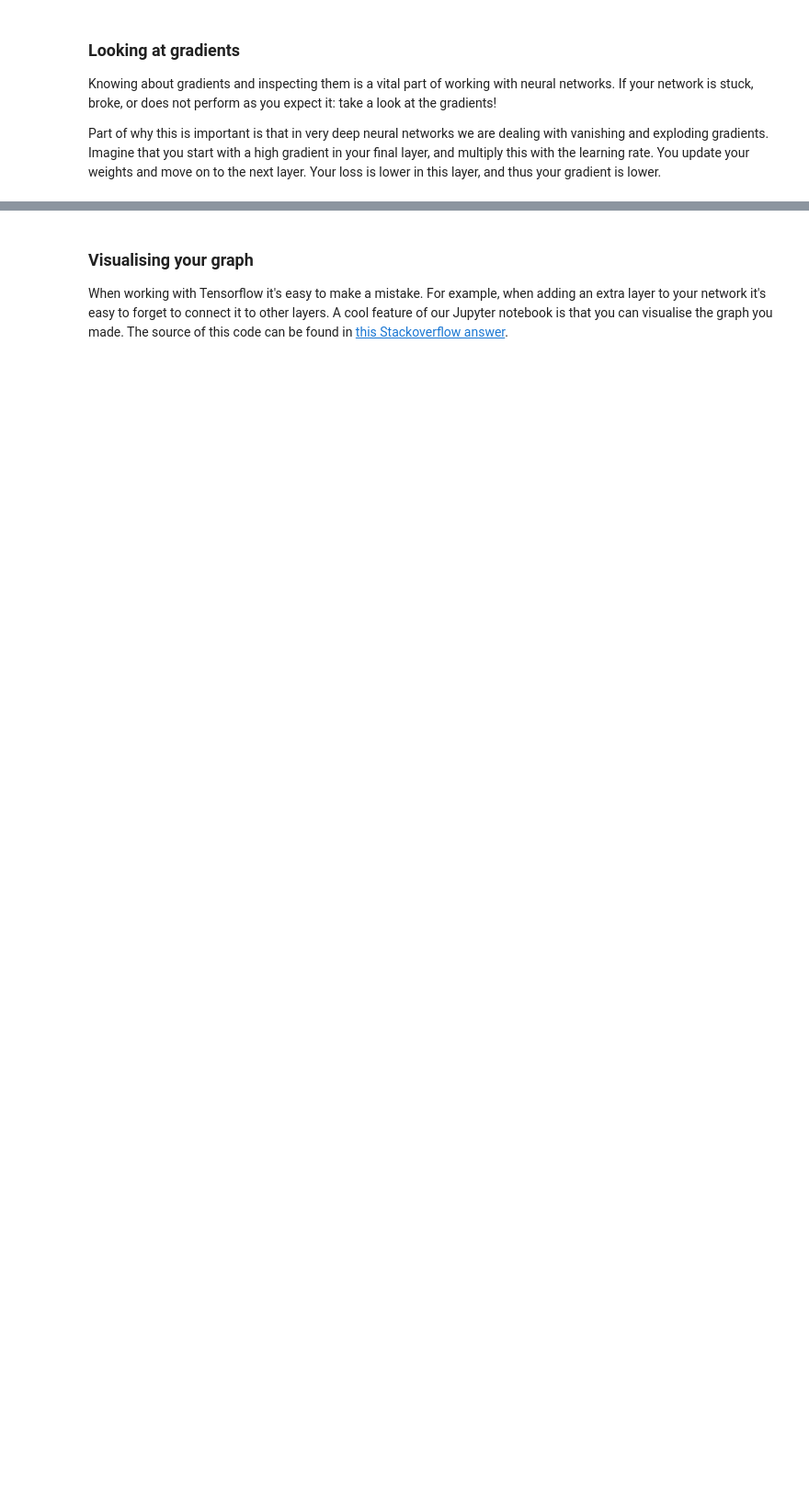
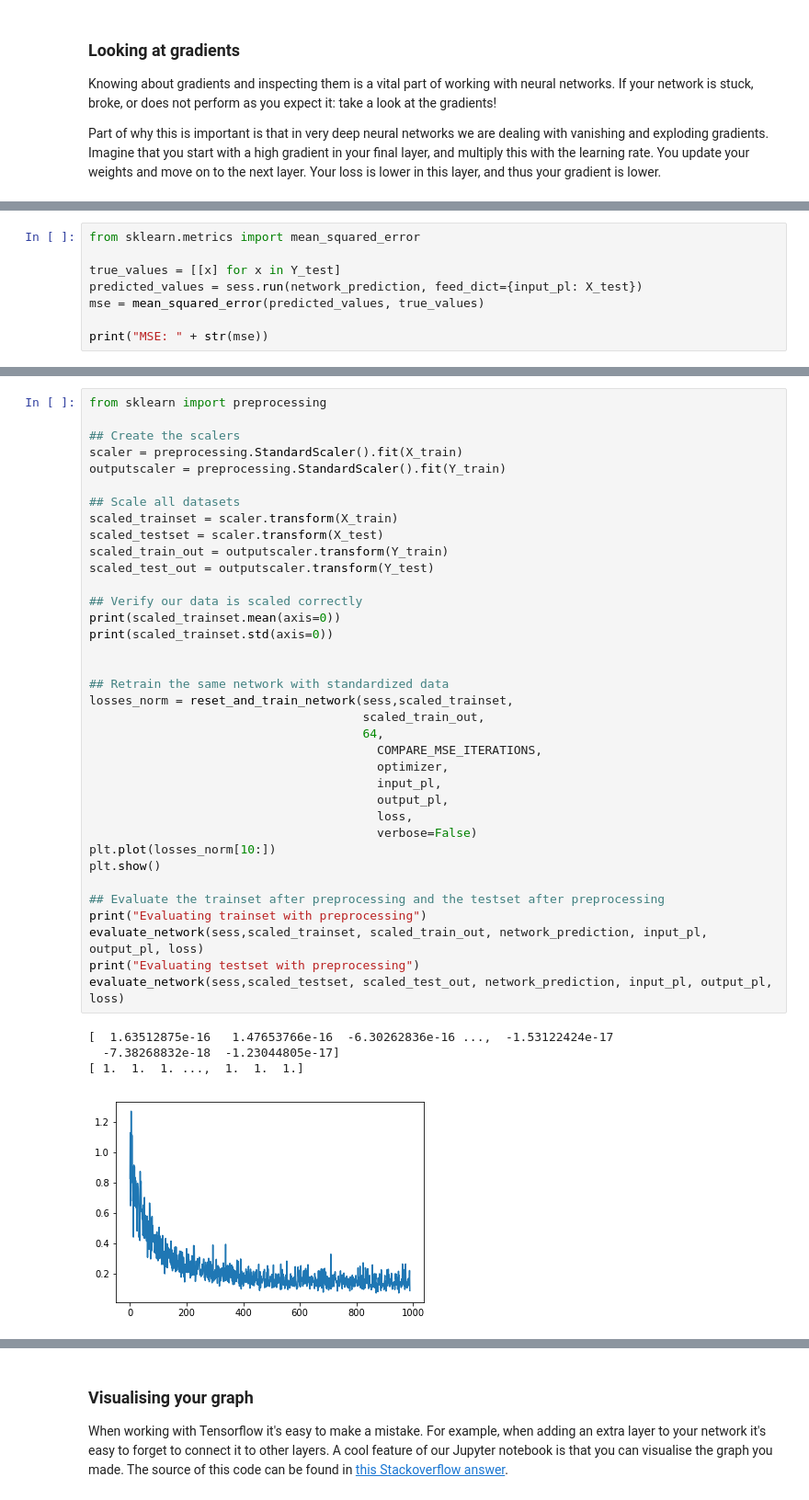
Before and after one commit to rmeertens/tensorflowcourse, a Jupyter notebook: Section 3 Predicting ground state energies of molecules.ipynb, the cells around one changed output, grey strips where cells are left out. Shown at 92% size. Saved outputs shown, nothing was run; the diff lists cells and outputs as text; blank space fills up the shorter version.

```diff
--- a/Section 3 Predicting ground state energies of molecules.ipynb
+++ b/Section 3 Predicting ground state energies of molecules.ipynb
@@ -296,0 +369,8 @@ Last section we made our first multi-layer neural network. Let's first try to se
+# %%
+from sklearn.metrics import mean_squared_error
+
+true_values = [[x] for x in Y_test]
+predicted_values = sess.run(network_prediction, feed_dict={input_pl: X_test})
+mse = mean_squared_error(predicted_values, true_values)
+
+print("MSE: " + str(mse))
@@ -296,0 +382,41 @@ Last section we made our first multi-layer neural network. Let's first try to se
+# %%
+from sklearn import preprocessing
+
+## Create the scalers
+scaler = preprocessing.StandardScaler().fit(X_train)
+outputscaler = preprocessing.StandardScaler().fit(Y_train)
+
+## Scale all datasets
+scaled_trainset = scaler.transform(X_train)
+scaled_testset = scaler.transform(X_test)
+scaled_train_out = outputscaler.transform(Y_train)
+scaled_test_out = outputscaler.transform(Y_test)
+
+## Verify our data is scaled correctly
+print(scaled_trainset.mean(axis=0))
+print(scaled_trainset.std(axis=0))
+
+
+## Retrain the same network with standardized data
+losses_norm = reset_and_train_network(sess,scaled_trainset,
+                                      scaled_train_out,
+                                      64,
+                                        COMPARE_MSE_ITERATIONS,
+                                        optimizer,
+                                        input_pl,
+                                        output_pl,
+                                        loss,
+                                        verbose=False)
+plt.plot(losses_norm[10:])
+plt.show()
+
+## Evaluate the trainset after preprocessing and the testset after preprocessing
+print("Evaluating trainset with preprocessing")
+evaluate_network(sess,scaled_trainset, scaled_train_out, network_prediction, input_pl, output_pl, loss)
+print("Evaluating testset with preprocessing")
+evaluate_network(sess,scaled_testset, scaled_test_out, network_prediction, input_pl, output_pl, loss)
+# %% [output]
+[  1.63512875e-16   1.47653766e-16  -6.30262836e-16 ...,  -1.53122424e-17
+  -7.38268832e-18  -1.23044805e-17]
+[ 1.  1.  1. ...,  1.  1.  1.]
+[figure, added]
```
Also changed, not shown: parts of 40 cells of this notebook.
